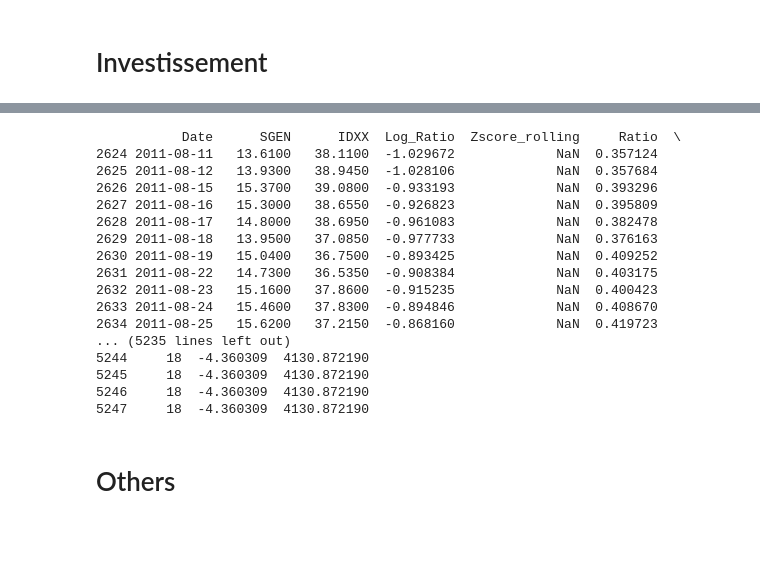
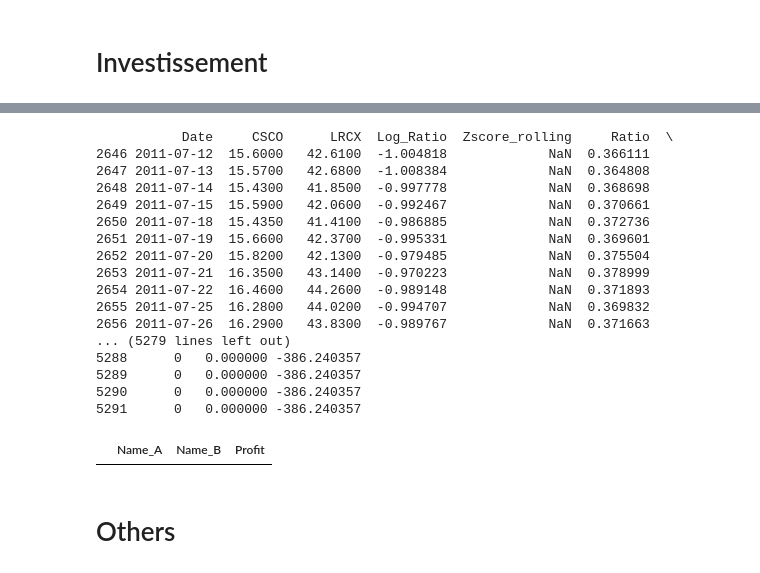
Before and after one commit to ArthurVinot/PI2, a Jupyter notebook: Code_Presentation.ipynb, the cells around one changed output, grey strips where cells are left out. Cells and saved outputs as stored; diff of their text form; code cells hidden in the pictures; blank space fills up the shorter version.

```diff
--- a/Code_Presentation.ipynb
+++ b/Code_Presentation.ipynb
@@ -629,4 +629,4 @@ test = [[log_ratio_df(df) for df in groupe] for groupe in test]
 calcul_moyenne_mobile(test)
 test = [[ratio_df(df) for df in groupe] for groupe in test]
 # %%
-df_test = copy.deepcopy(test[0][0])
+df_test = copy.deepcopy(test)
@@ -644,60 +638,83 @@ def invest(df, entry_value, exit_value, stoploss_value):
     ratio = list(df.Ratio)
     price_A = list(df.iloc[:,1])
     price_B = list(df.iloc[:,2])
+    day_count = 0
 
     for i in range(len(df)):
-        if df['Zscore_rolling'].iloc[i] > entry_value:    # Zscore above band
+        if abs(df['Zscore_rolling'].iloc[i]) > stoploss_value:   # Stop-loss
+            total.append(total[-1] + vol_A[-1] * price_A[i] + vol_B[-1] * price_B[i])
+            vol_A.append(0)
+            vol_B.append(0)
+            day_count = 0
+
+        elif day_count > 50:    # Time-Stop
+            total.append(total[-1] + vol_A[-1] * price_A[i] + vol_B[-1] * price_B[i])
+            vol_A.append(0)
+            vol_B.append(0)
+
+        elif df['Zscore_rolling'].iloc[i] > entry_value:    # Zscore above band
             vol_A.append(vol_A[-1] - 1)            # Sell A
             vol_B.append(vol_B[-1] + ratio[i])       # Buy B
             total.append(total[-1] + price_A[i] - price_B[i] * ratio[i])
+            day_count += 1
 
         elif df['Zscore_rolling'].iloc[i] < - entry_value:     # Zscore under band
             vol_A.append(vol_A[-1] + 1)            # Buy A
             vol_B.append(vol_B[-1] - ratio[i])       # Sell B
             total.append(total[-1] - price_A[i] + price_B[i] * ratio[i])
+            day_count += 1
 
         elif df['Zscore_rolling'].iloc[i] * df['Zscore_rolling'].iloc[i-1]  < 0:   # Clear Positions
             total.append(total[-1] + vol_A[-1] * price_A[i] + vol_B[-1] * price_B[i])
             vol_A.append(0)
             vol_B.append(0)
-
-        elif abs(df['Zscore_rolling'].iloc[i]) > 2:   # Stop-loss
-            total.append(total[-1] + vol_A[-1] * price_A[i] + vol_B[-1] * price_B[i])
-            vol_A.append(0)
-            vol_B.append(0)
-
+            day_count = 0
 
         else:
             vol_A.append(vol_A[-1])
             vol_B.append(vol_B[-1])
             total.append(total[-1])
+            day_count += 1
 
     df['Vol_A'] = vol_A[1:]
     df['Vol_B'] = vol_B[1:]
     df['Total'] = total[1:]
+
+    return df
 # %%
-invest(df_test, 1, 0, 2)
+df_test = [[invest(df, 1, 0, 2) for df in groupe] for groupe in df_test]
 # %%
 pd.set_option("display.max_rows", None, "display.max_columns", None)
-df_test
+df_test[1][0]
 # %% [output]
-           Date      SGEN      IDXX  Log_Ratio  Zscore_rolling     Ratio  \
-2624 2011-08-11   13.6100   38.1100  -1.029672             NaN  0.357124
-2625 2011-08-12   13.9300   38.9450  -1.028106             NaN  0.357684
-2626 2011-08-15   15.3700   39.0800  -0.933193             NaN  0.393296
-2627 2011-08-16   15.3000   38.6550  -0.926823             NaN  0.395809
-2628 2011-08-17   14.8000   38.6950  -0.961083             NaN  0.382478
-2629 2011-08-18   13.9500   37.0850  -0.977733             NaN  0.376163
-2630 2011-08-19   15.0400   36.7500  -0.893425             NaN  0.409252
-2631 2011-08-22   14.7300   36.5350  -0.908384             NaN  0.403175
-2632 2011-08-23   15.1600   37.8600  -0.915235             NaN  0.400423
-2633 2011-08-24   15.4600   37.8300  -0.894846             NaN  0.408670
-2634 2011-08-25   15.6200   37.2150  -0.868160             NaN  0.419723
-... (5235 lines left out)
-5244     18  -4.360309  4130.872190
-5245     18  -4.360309  4130.872190
-5246     18  -4.360309  4130.872190
-5247     18  -4.360309  4130.872190
+           Date     CSCO      LRCX  Log_Ratio  Zscore_rolling     Ratio  \
+2646 2011-07-12  15.6000   42.6100  -1.004818             NaN  0.366111
+2647 2011-07-13  15.5700   42.6800  -1.008384             NaN  0.364808
+2648 2011-07-14  15.4300   41.8500  -0.997778             NaN  0.368698
+2649 2011-07-15  15.5900   42.0600  -0.992467             NaN  0.370661
+2650 2011-07-18  15.4350   41.4100  -0.986885             NaN  0.372736
+2651 2011-07-19  15.6600   42.3700  -0.995331             NaN  0.369601
+2652 2011-07-20  15.8200   42.1300  -0.979485             NaN  0.375504
+2653 2011-07-21  16.3500   43.1400  -0.970223             NaN  0.378999
+2654 2011-07-22  16.4600   44.2600  -0.989148             NaN  0.371893
+2655 2011-07-25  16.2800   44.0200  -0.994707             NaN  0.369832
+2656 2011-07-26  16.2900   43.8300  -0.989767             NaN  0.371663
+... (5279 lines left out)
+5288      0   0.000000 -386.240357
+5289      0   0.000000 -386.240357
+5290      0   0.000000 -386.240357
+5291      0   0.000000 -386.240357
+# %%
+def display_profit(df_list):
+    df_profit = pd.DataFrame(columns=['Name_A','Name_B','Profit'])
+    for i in range(len(df_list)):
+        for j in range(len(df_list[i])):
+            df_profit = df_profit.append({df_list[i][j].columns[1], df_list[i][j].columns[2], df_list[i][j].Total.iloc[-1]})
+    return df_profit
+# %%
+display_profit(df_test)
+# %% [output]
+|  | Name_A | Name_B | Profit |
 # %% [markdown]
 # Others
 # %%
```
Also changed, not shown: parts of 1 cell of this notebook.
